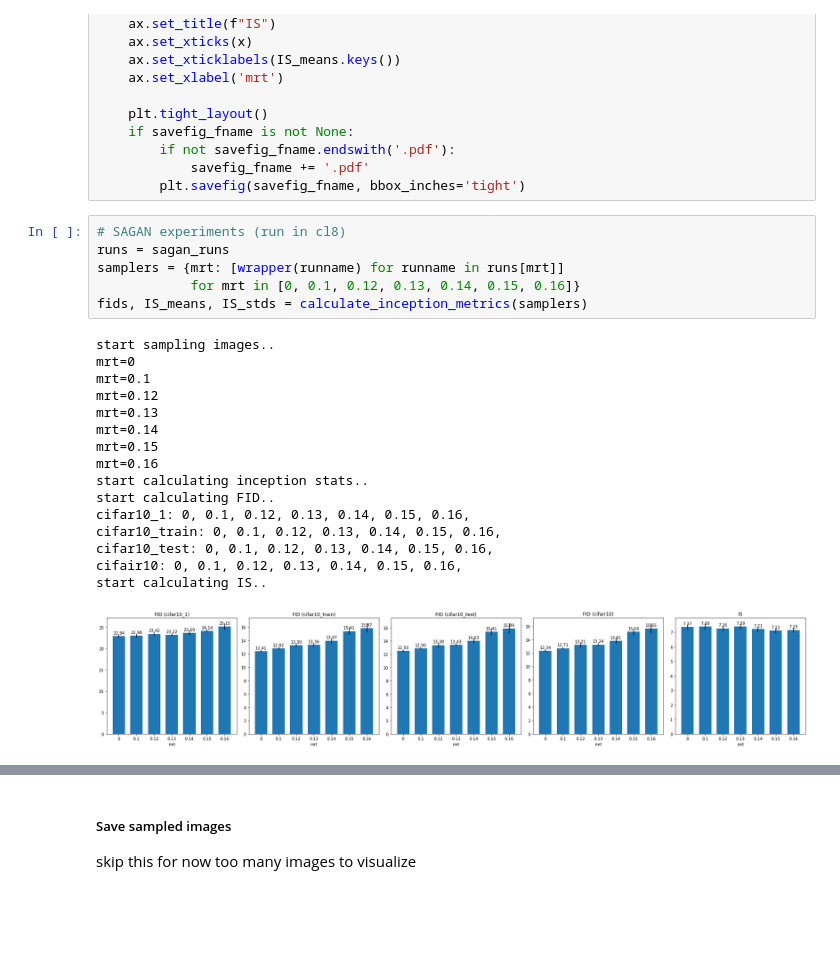
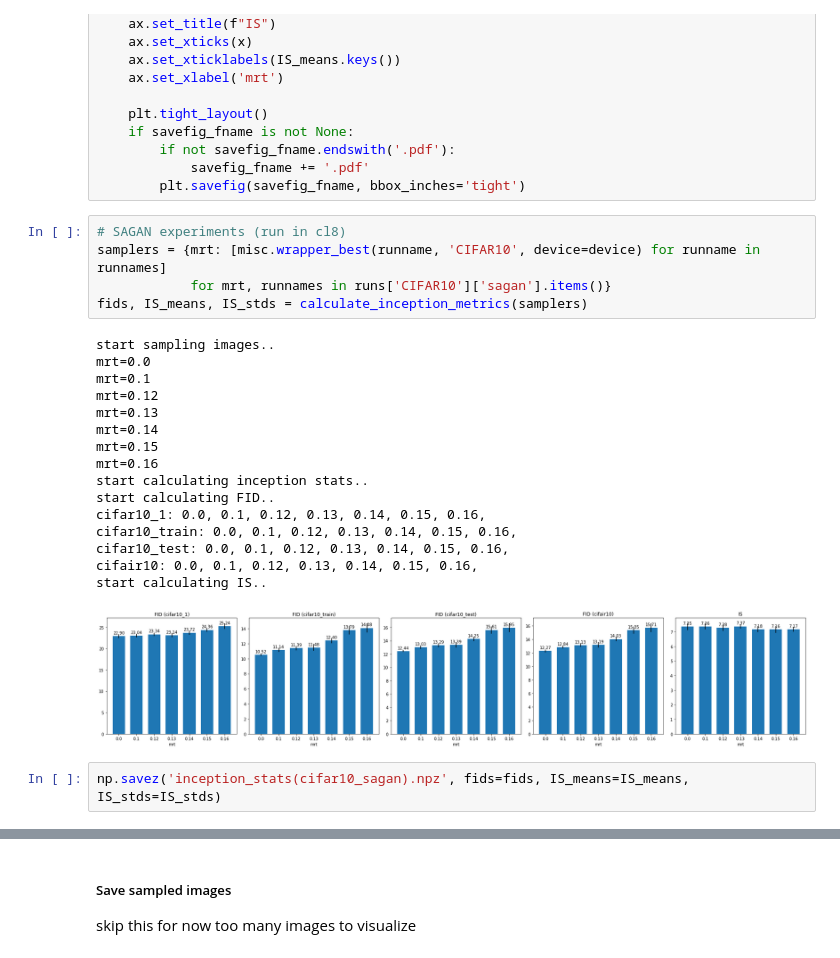
Before and after one commit to jybai/MRGAN, a Jupyter notebook: notebooks/compare_mrts.ipynb, the cells around one changed output, grey strips where cells are left out. Cells and saved outputs as stored; diff of their text form; blank space fills up the shorter version.

```diff
--- a/notebooks/compare_mrts.ipynb
+++ b/notebooks/compare_mrts.ipynb
@@ -283,25 +244,26 @@ def plot_inception_metrics(fids, IS_means, IS_stds, savefig_fname=None):
         plt.savefig(savefig_fname, bbox_inches='tight')
 # %%
 # SAGAN experiments (run in cl8)
-runs = sagan_runs
-samplers = {mrt: [wrapper(runname) for runname in runs[mrt]]
-            for mrt in [0, 0.1, 0.12, 0.13, 0.14, 0.15, 0.16]}
+samplers = {mrt: [misc.wrapper_best(runname, 'CIFAR10', device=device) for runname in runnames]
+            for mrt, runnames in runs['CIFAR10']['sagan'].items()}
 fids, IS_means, IS_stds = calculate_inception_metrics(samplers)
 # %% [output]
 start sampling images..
-mrt=0
+mrt=0.0
 mrt=0.1
 mrt=0.12
 mrt=0.13
 mrt=0.14
 mrt=0.15
 mrt=0.16
 start calculating inception stats..
 start calculating FID..
-cifar10_1: 0, 0.1, 0.12, 0.13, 0.14, 0.15, 0.16,
-cifar10_train: 0, 0.1, 0.12, 0.13, 0.14, 0.15, 0.16,
-cifar10_test: 0, 0.1, 0.12, 0.13, 0.14, 0.15, 0.16,
-cifair10: 0, 0.1, 0.12, 0.13, 0.14, 0.15, 0.16,
+cifar10_1: 0.0, 0.1, 0.12, 0.13, 0.14, 0.15, 0.16,
+cifar10_train: 0.0, 0.1, 0.12, 0.13, 0.14, 0.15, 0.16,
+cifar10_test: 0.0, 0.1, 0.12, 0.13, 0.14, 0.15, 0.16,
+cifair10: 0.0, 0.1, 0.12, 0.13, 0.14, 0.15, 0.16,
 start calculating IS..
-[figure, old version]
+[figure, new version]
+# %%
+np.savez('inception_stats(cifar10_sagan).npz', fids=fids, IS_means=IS_means, IS_stds=IS_stds)
 # %%
```
Also changed, not shown: parts of 15 cells of this notebook, 20 other files.
